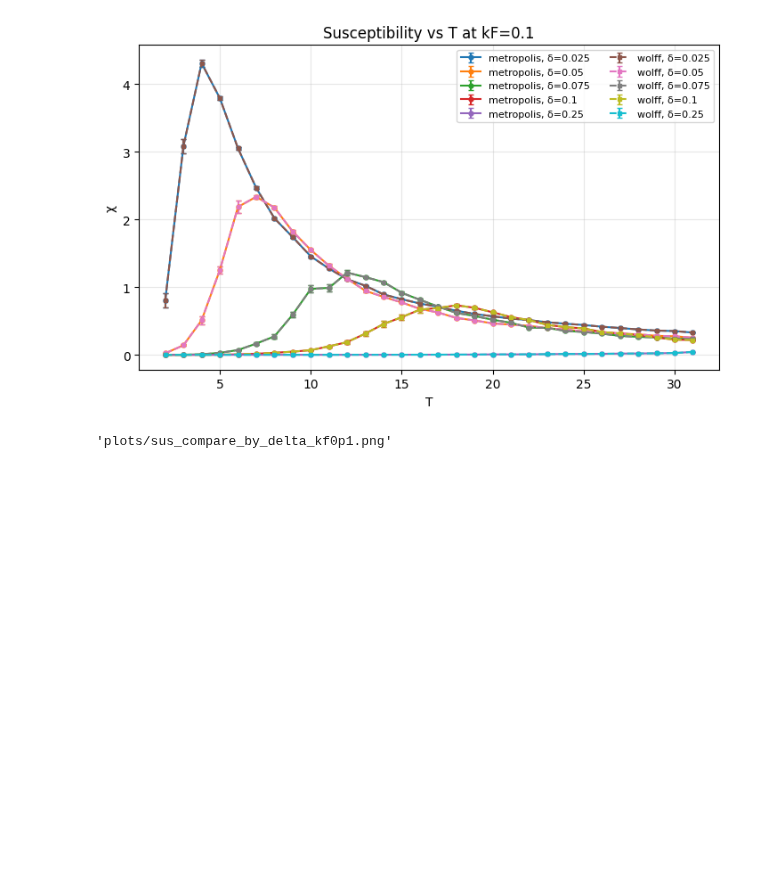
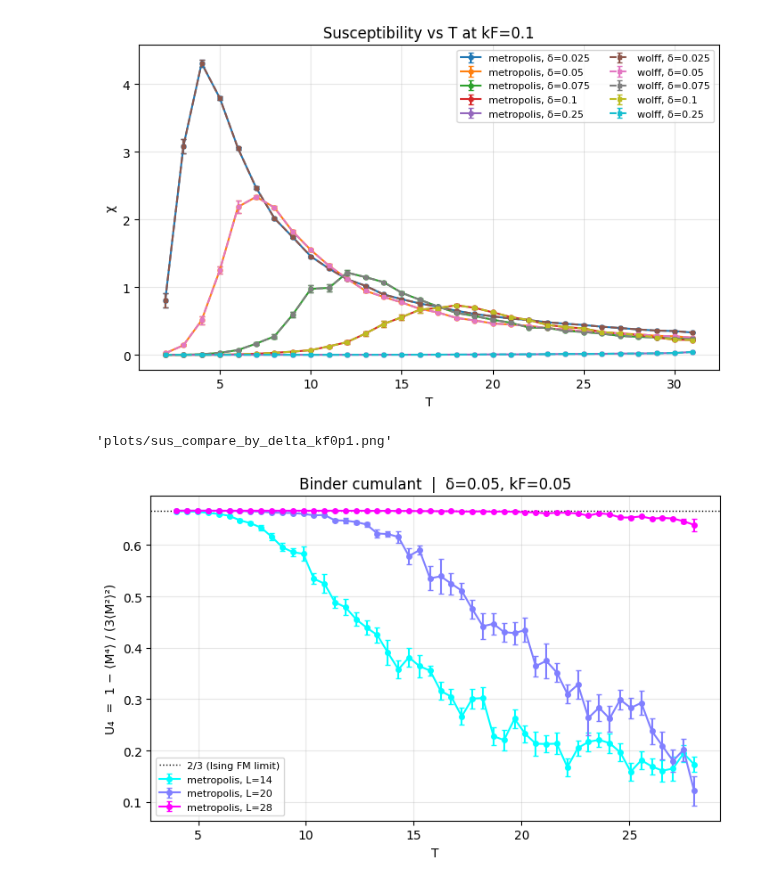
Before and after one commit to condmat-girl/monte-carlo-PtSe2, a Jupyter notebook: test.ipynb, the cells around one changed output. Cells and saved outputs as stored; diff of their text form; code cells hidden in the pictures; blank space fills up the shorter version.

Commit message:
diff kf, diff d

```diff
--- a/test.ipynb
+++ b/test.ipynb
@@ -816,3 +816,89 @@ runner.plot_susceptibility_compare(
 [warn] peak at boundary: δ=0.25, kF=0.1, T≈31.00. Refine T-grid.
 [figure]
 'plots/sus_compare_by_delta_kf0p1.png'
+# %%
+# ── Binder cumulant crossing → estimate Tc ──────────────────────────────────
+#
+# The Binder cumulant U₄ = 1 - <M⁴>/(3<M²>²) is size-independent at Tc:
+# curves for different L all cross at a single point → T = Tc.
+#
+# In the ordered phase  U₄ → 2/3  (FM Ising limit)
+# In the disordered phase  U₄ → 0
+# ─────────────────────────────────────────────────────────────────────────────
+
+import numpy as np
+import matplotlib.pyplot as plt
+from scipy.interpolate import UnivariateSpline
+from plot_observables import ObservablesGrid
+
+# ── Parameters ────────────────────────────────────────────────────────────────
+DELTA  = 0.05
+KF     = 0.05
+Ls     = [14, 20, 28]          # lattice sizes for FSS
+
+# Fine temperature grid around the expected peak
+T_grid = np.linspace(4.0, 28.0, 50)
+
+runner = ObservablesGrid(
+    deltas=[DELTA], kfs=[KF],
+    Ls=Ls,
+    T_grid=T_grid,
+    warmup={"metropolis": 3000, "wolff": 300},
+    steps ={"metropolis": 8000, "wolff": 800},
+    outdir="plots", cache_dir="cache",
+)
+
+# ── Run only what is needed ───────────────────────────────────────────────────
+runner.run_susceptibility_sweep(
+    deltas=[DELTA], kfs=[KF],
+    Ls=Ls,
+    methods=("metropolis", "wolff"),
+)
+
+# ── Susceptibility χ(T) for each L (same cached runs as Binder) ───────────────
+runner.plot_susceptibility_fss(
+    DELTA, KF, Ls=Ls, methods=("metropolis", "wolff"),
+    fname=f"chi_fss_d{str(DELTA).replace('.', 'p')}_kf{str(KF).replace('.', 'p')}_all.png",
+)
+for method in ("metropolis", "wolff"):
+    runner.plot_susceptibility_fss(
+        DELTA, KF, Ls=Ls, methods=[method],
+        fname=f"chi_fss_d{str(DELTA).replace('.', 'p')}_kf{str(KF).replace('.', 'p')}_{method}.png",
+    )
+
+# ── Plot Binder cumulant ──────────────────────────────────────────────────────
+for method in ("metropolis", "wolff"):
+    runner.plot_binder_crossing(
+        delta=DELTA, kf=KF,
+        Ls=Ls, methods=[method],
+        fname=f"binder_d{str(DELTA).replace('.','p')}_kf{str(KF).replace('.','p')}_{method}.png",
+    )
+
+# ── Numerical estimate of Tc from pairwise crossings ─────────────────────────
+def find_crossing(T, u4_L1, u4_L2):
+    """Return T where two Binder curves cross using cubic splines."""
+    diff = UnivariateSpline(T, u4_L1 - u4_L2, s=0, k=3)
+    roots = diff.roots()
+    if roots.size == 0:
+        return np.nan
+    # Pick the root nearest the bulk of the curve
+    mid = (T.min() + T.max()) / 2
+    return float(roots[np.argmin(np.abs(roots - mid))])
+
+print("\n── Tc estimates from Binder crossings ──")
+for method in ("metropolis", "wolff"):
+    print(f"\n  Method: {method}")
+    Tc_vals = []
+    for i in range(len(Ls) - 1):
+        L1, L2 = Ls[i], Ls[i + 1]
+        d1 = runner.results[(float(DELTA), float(KF), L1, method)]
+        d2 = runner.results[(float(DELTA), float(KF), L2, method)]
+        T  = d1["T"]
+        Tc = find_crossing(T, d1["Binder"], d2["Binder"])
+        print(f"    L={L1} vs L={L2}: Tc ≈ {Tc:.2f}")
+        if np.isfinite(Tc):
+            Tc_vals.append(Tc)
+    if Tc_vals:
+        print(f"    ⟹  mean Tc ≈ {np.mean(Tc_vals):.2f} ± {np.std(Tc_vals):.2f}")
+# %% [output]
+[figure, added]
```
Also changed, not shown: parts of 4 cells of this notebook.
